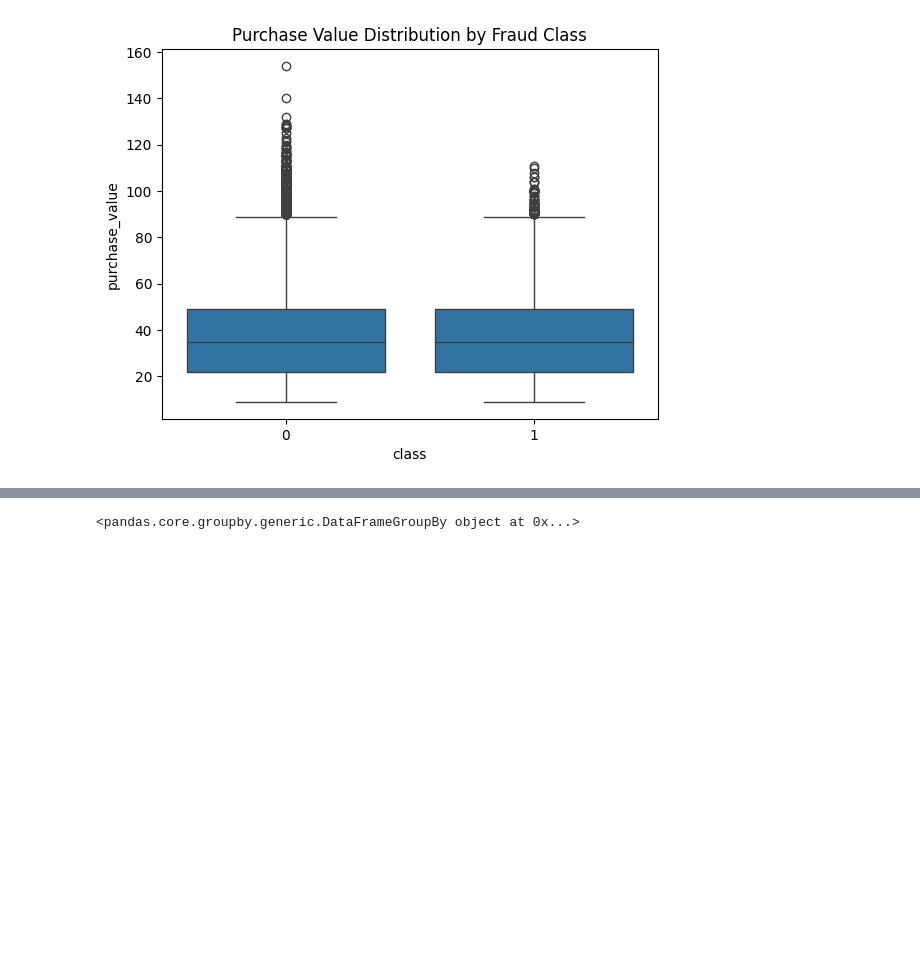
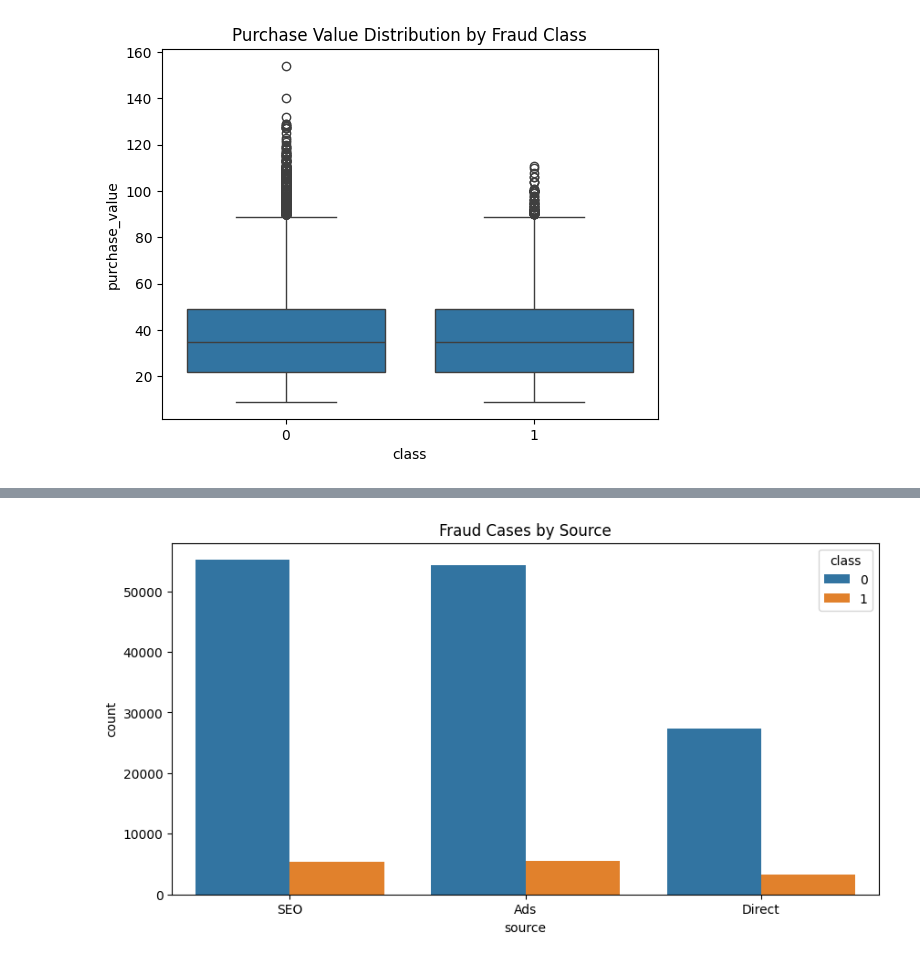
Before and after one commit to SaraFedlu/Fraud-Delection-Model, a Jupyter notebook: notebooks/eda.ipynb, the cells around one changed output, grey strips where cells are left out. Saved outputs shown, nothing was run; the diff lists cells and outputs as text; code cells hidden in the pictures; blank space fills up the shorter version.

```diff
--- a/notebooks/eda.ipynb
+++ b/notebooks/eda.ipynb
@@ -199,3 +223,11 @@ plt.show()
+# %%
+# Fraud cases by source
+plt.figure(figsize=(10,5))
+sns.countplot(x="source", hue="class", data=fraud_data)
+plt.title("Fraud Cases by Source")
+plt.show()
+# %% [output]
+[figure, added]
 # %%
 # Transaction frequency per user
 fraud_data["transaction_count"] = fraud_data.groupby("user_id")["user_id"].transform("count")
@@ -203,7 +235,3 @@ fraud_data["transaction_count"] = fraud_data.groupby("user_id")["user_id"].trans
 # Time-based features
 fraud_data["hour_of_day"] = fraud_data["purchase_time"].dt.hour
 fraud_data["day_of_week"] = fraud_data["purchase_time"].dt.dayofweek
-# %%
-fraud_data.groupby("class")
-# %% [output]
-<pandas.core.groupby.generic.DataFrameGroupBy object at 0x...>
```
Also changed, not shown: parts of 8 cells of this notebook.
